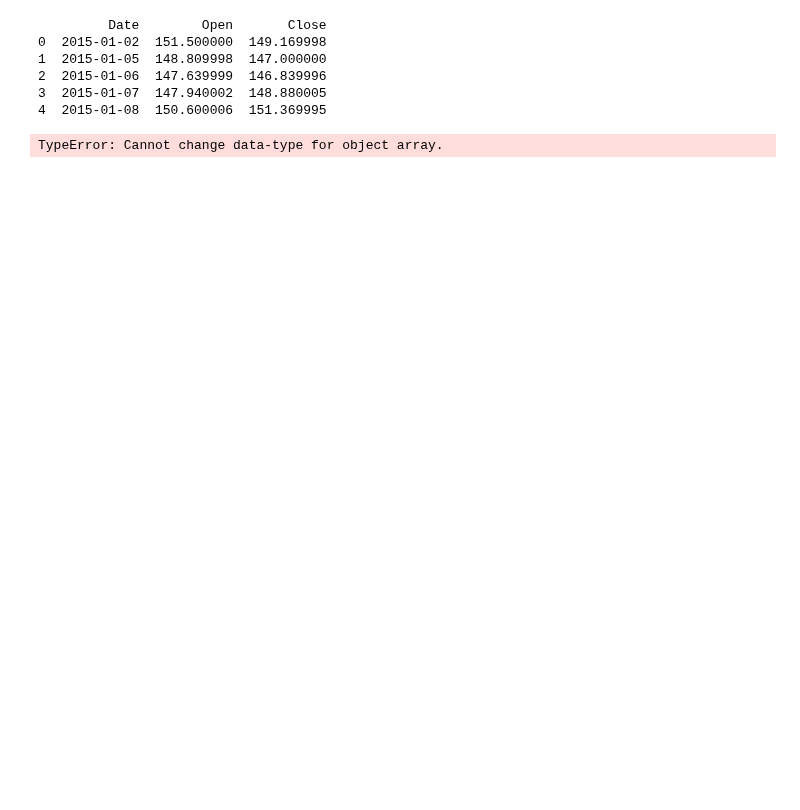
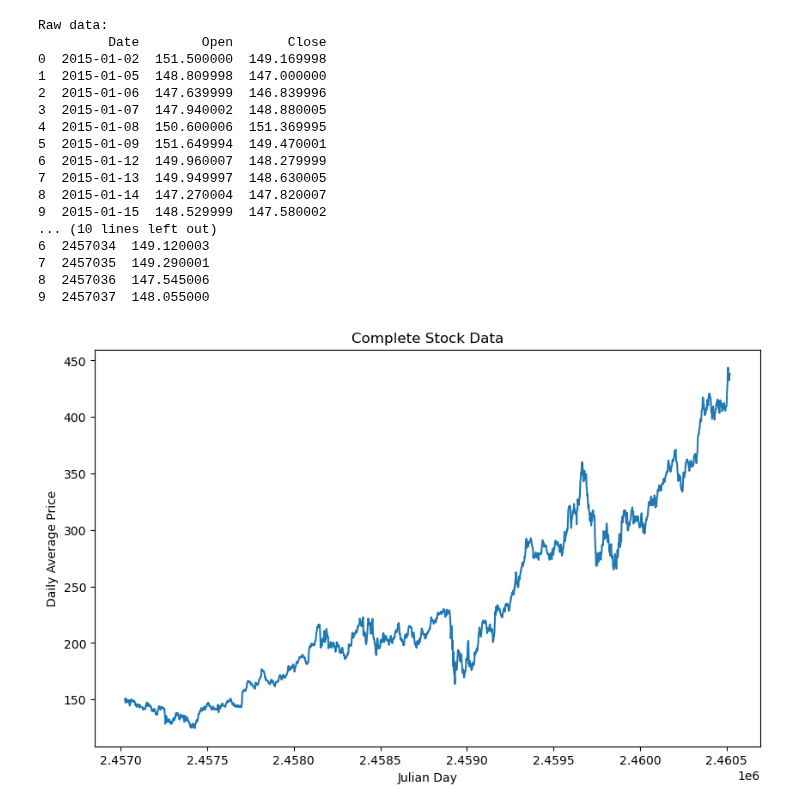
Before and after one commit to EvanA4/OCAI, a Jupyter notebook: data.ipynb, the cells around one changed output. Cells and saved outputs as stored; diff of their text form; code cells hidden in the pictures; blank space fills up the shorter version.

Commit message:
finished basic curation of all data

```diff
--- a/data.ipynb
+++ b/data.ipynb
@@ -5,35 +5,41 @@ from matplotlib import pyplot as plt
 # %%
 # Parse CSV
 # Data pulled from https://www.kaggle.com/datasets/umerhaddii/berkshire-hathaway-stock-price-data
 # Using the data curation from https://github.com/hemangjoshi37a/TrendMaster/blob/main/trendmaster/data_loader.py
 firstDF = pd.read_csv('stocks.csv')[['Date', 'Open', 'Close']]
-print(firstDF.head())
+print("Raw data:")
+print(firstDF.head(10))
 
-firstDF['Date'] = firstDF['Date'].view(int)//1e9
-print(firstDF.head())
+# Get Julian day and average the open and close values for the day as a new column, "Mid"
+firstDF['Date'] = firstDF['Date'].apply(lambda x: pd.to_datetime(x).to_julian_date().astype(int))
+firstDF['Mid'] = (firstDF['Open'] + firstDF['Close']) / 2
+firstDF = firstDF.drop(columns=['Open', 'Close'])
+print("\n\nAfter curating data:")
+print(firstDF.head(10))
 
 # Display data
-# plt.figure(figsize=(10, 6))
-# plt.plot(firstDF['Date'].values, firstDF['Open'].values)
-# plt.show()
-
-# Convert raw dataframe into average price over time
-
-
-# Split this data into train and test data
-# Plot this data
-
-
-# Read this README.md https://github.com/lkulowski/LSTM_encoder_decoder/tree/master
-# Create a scrolling window based on two parameters: input size and target size
-
-
-# Model's Input: list, where a number corresponds to the average price of a stock for that day
+plt.figure(figsize=(10, 6))
+plt.plot(firstDF['Date'].values, firstDF['Mid'].values)
+plt.title("Complete Stock Data")
+plt.xlabel("Julian Day")
+plt.ylabel("Daily Average Price")
+plt.show()
 # %% [output]
+Raw data:
          Date        Open       Close
 0  2015-01-02  151.500000  149.169998
 1  2015-01-05  148.809998  147.000000
 2  2015-01-06  147.639999  146.839996
 3  2015-01-07  147.940002  148.880005
 4  2015-01-08  150.600006  151.369995
+5  2015-01-09  151.649994  149.470001
+6  2015-01-12  149.960007  148.279999
+7  2015-01-13  149.949997  148.630005
+8  2015-01-14  147.270004  147.820007
+9  2015-01-15  148.529999  147.580002
+... (10 lines left out)
+6  2457034  149.120003
+7  2457035  149.290001
+8  2457036  147.545006
+9  2457037  148.055000
-TypeError: Cannot change data-type for object array.
+[figure, added]
```
Also changed, not shown: parts of 4 cells of this notebook.
